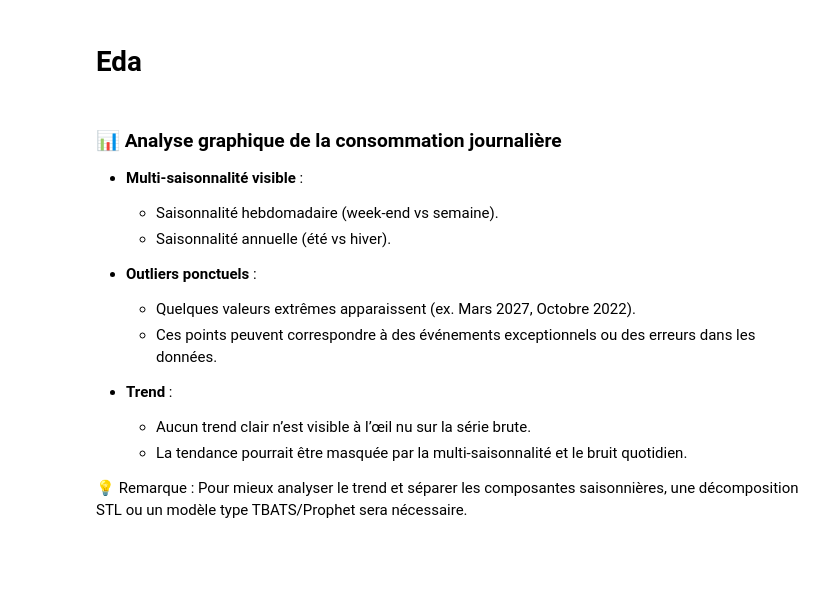
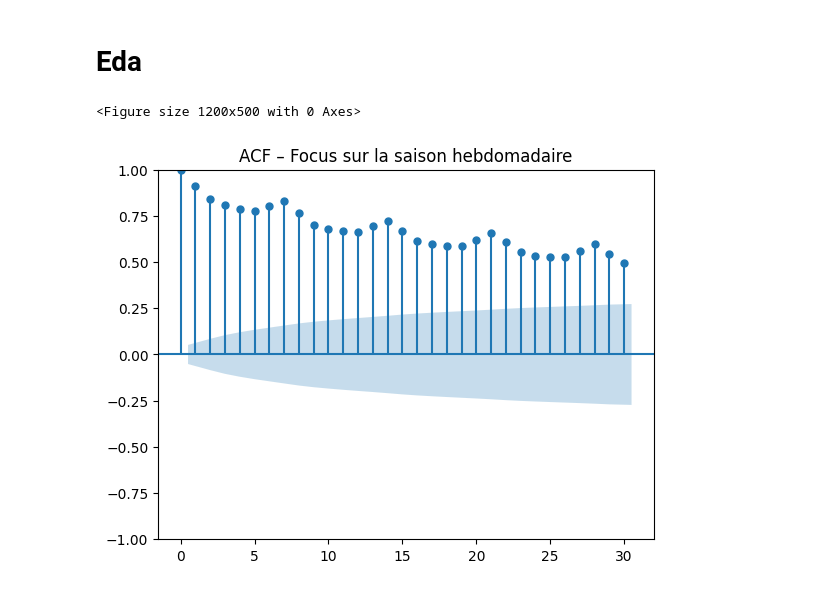
Before and after one commit to ELALMITAHA/energy_forecast, a Jupyter notebook: notebooks/01_base_model.ipynb, the cells around one changed output. Saved outputs shown, nothing was run; the diff lists cells and outputs as text; code cells hidden in the pictures; blank space fills up the shorter version.

```diff
--- a/notebooks/01_base_model.ipynb
+++ b/notebooks/01_base_model.ipynb
@@ -61,19 +77,14 @@ fig.update_layout(
 )
 
 fig.show()
-# %% [markdown]
-### 📊 Analyse graphique de la consommation journalière
-
-- **Multi-saisonnalité visible** :
-  - Saisonnalité hebdomadaire (week-end vs semaine).
-  - Saisonnalité annuelle (été vs hiver).
-
-- **Outliers ponctuels** :
-  - Quelques valeurs extrêmes apparaissent (ex. Mars 2027, Octobre 2022).
-  - Ces points peuvent correspondre à des événements exceptionnels ou des erreurs dans les données.
-
-- **Trend** :
-  - Aucun trend clair n’est visible à l’œil nu sur la série brute.
-  - La tendance pourrait être masquée par la multi-saisonnalité et le bruit quotidien.
-
-💡 Remarque : Pour mieux analyser le trend et séparer les composantes saisonnières, une décomposition STL ou un modèle type TBATS/Prophet sera nécessaire.
+# %%
+import matplotlib.pyplot as plt
+from statsmodels.graphics.tsaplots import plot_acf
+
+plt.figure(figsize=(12,5))
+plot_acf(df['daily_conso_mgw'], lags=30)  # on se concentre sur la saison hebdo
+plt.title("ACF – Focus sur la saison hebdomadaire")
+plt.show()
+# %% [output]
+<Figure size 1200x500 with 0 Axes>
+[figure, added]
```
Also changed, not shown: parts of 15 cells of this notebook, 1 other file.
